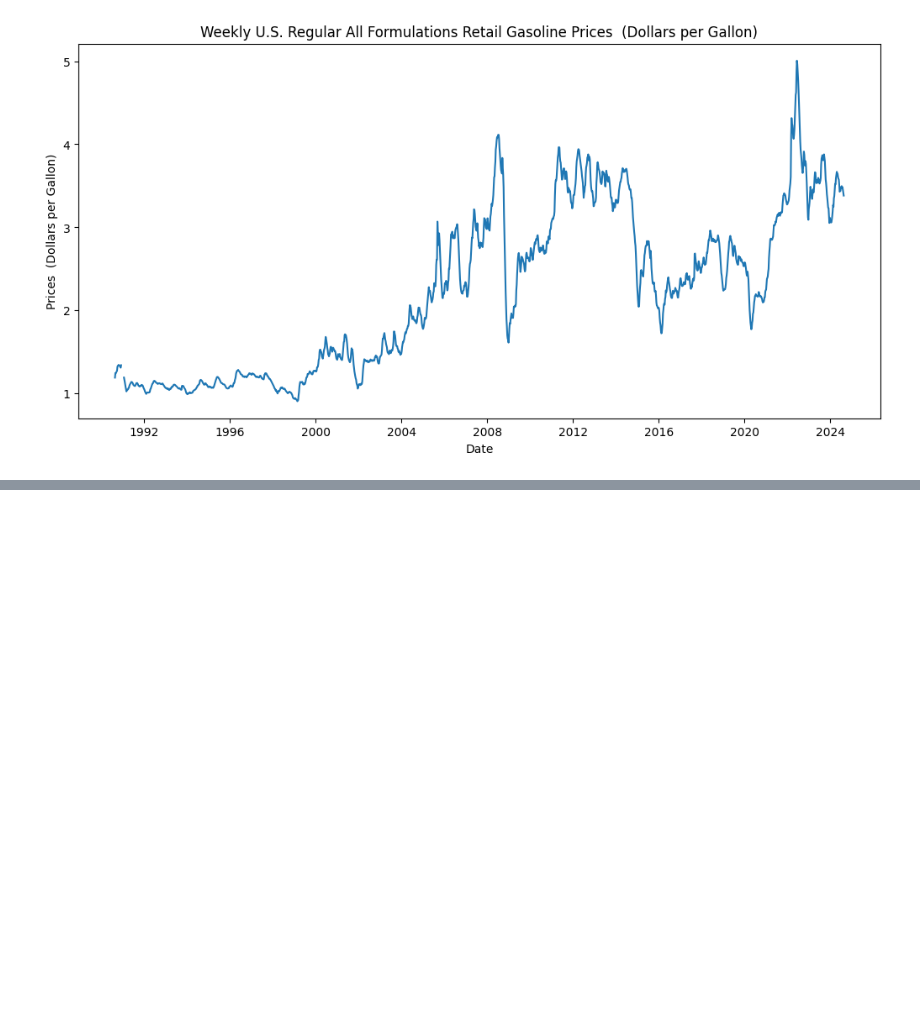
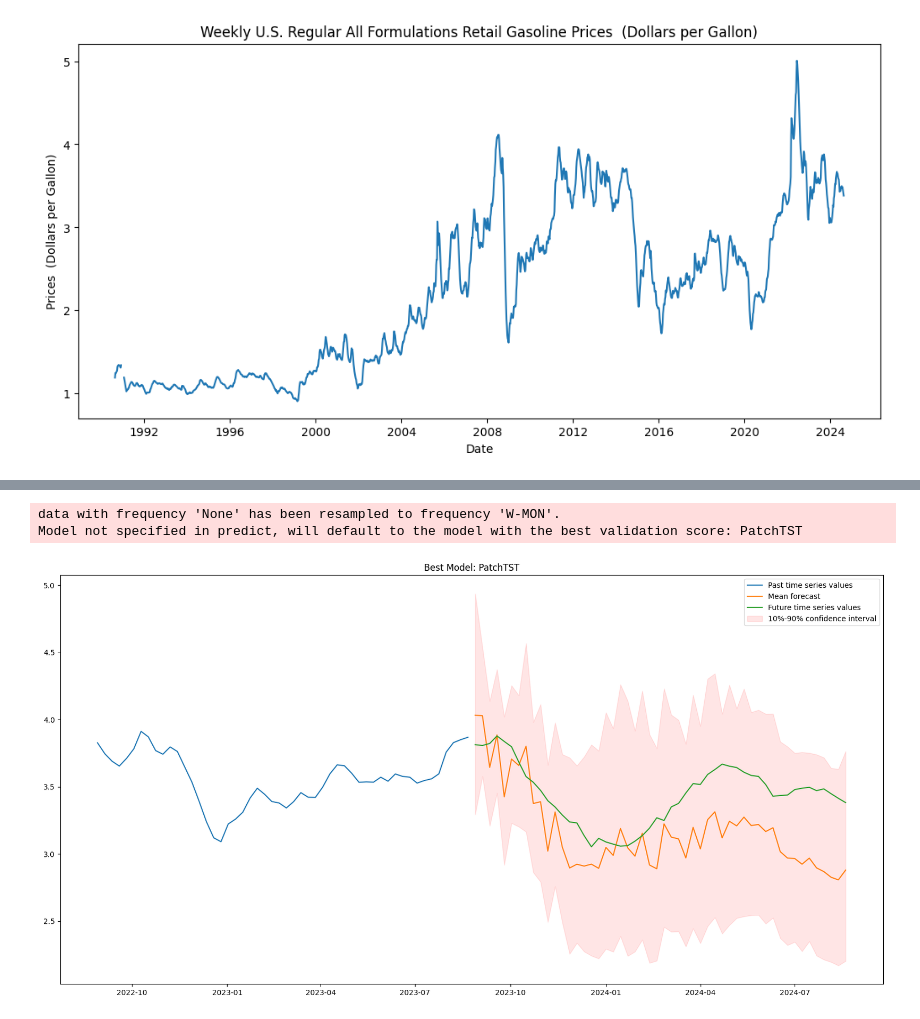
Before and after one commit to mzaoualim/us_gas_price, a Jupyter notebook: notebooks/step_by_step_notebook.ipynb, the cells around one changed output, grey strips where cells are left out. Drawn from its saved outputs; the diff is of its cells as text; code cells hidden in the pictures; blank space fills up the shorter version.

```diff
--- a/notebooks/step_by_step_notebook.ipynb
+++ b/notebooks/step_by_step_notebook.ipynb
@@ -623,3 +79,0 @@ Archive:  /content/us_gas_tuned.zip
-# %%
-# loading best model
-weighted_Ensemble_Model = TimeSeriesPredictor.load('/content/kaggle/working/us_gas_tuned')
@@ -697,0 +215,16 @@ data with frequency 'None' has been resampled to frequency 'W-MON'.
+# %%
+# training models with 'best_quality' as preset for a max duration of 10 minutes
+predictor = TimeSeriesPredictor(
+    freq='W-MON',
+    prediction_length=52,
+    path="us_gas",
+    target="target",
+    eval_metric="sMAPE",
+)
+
+predictor.fit(
+    train_data,
+    presets="best_quality",
+    time_limit=600,
+    enable_ensemble=False,
+)
@@ -697,0 +286,29 @@ data with frequency 'None' has been resampled to frequency 'W-MON'.
+# %%
+predictions = predictor.predict(train_data)
+
+test_data = TimeSeriesDataFrame.from_data_frame(
+    data_ag[-52:],
+    id_column="item_id",
+    timestamp_column="timestamp"
+)
+
+plt.figure(figsize=(20, 10))
+
+item_id = "Gas_Price"
+y_past = np.exp(train_data.loc[item_id]["target"][-52:])
+y_pred = np.exp(predictions.loc[item_id])
+y_test = np.exp(test_data.loc[item_id]["target"])
+
+plt.plot(y_past, label="Past time series values")
+plt.plot(y_pred["mean"], label="Mean forecast")
+plt.plot(y_test, label="Future time series values")
+
+plt.fill_between(
+    y_pred.index, y_pred["0.1"], y_pred["0.9"], color="red", alpha=0.1, label=f"10%-90% confidence interval"
+)
+plt.title('Best Model: PatchTST')
+plt.legend();
+# %% [output]
+data with frequency 'None' has been resampled to frequency 'W-MON'.
+Model not specified in predict, will default to the model with the best validation score: PatchTST
+[figure, added]
```
Also changed, not shown: parts of 74 cells of this notebook.
